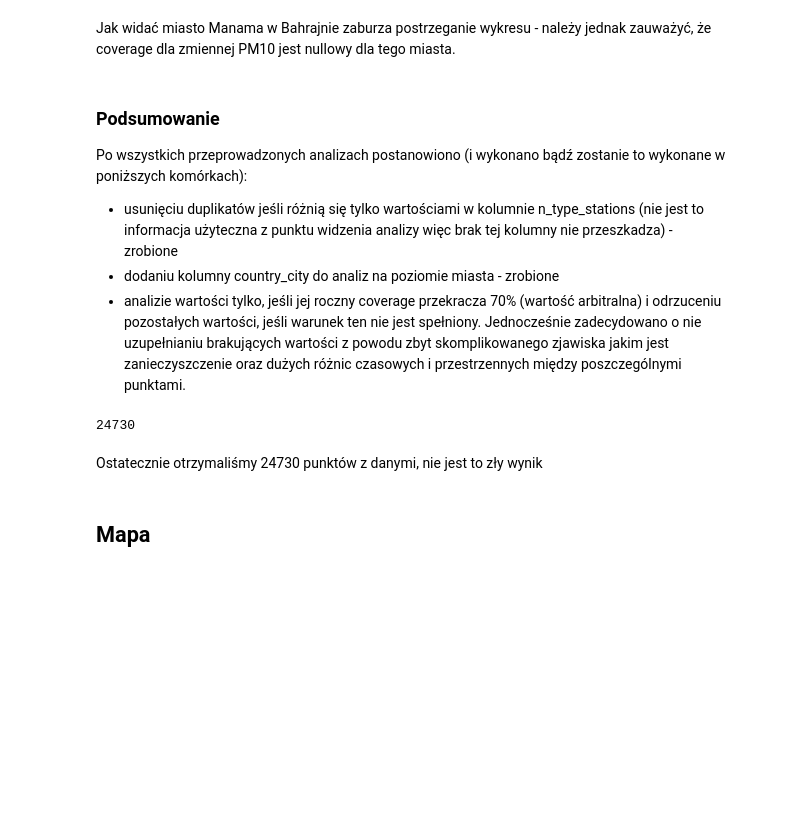
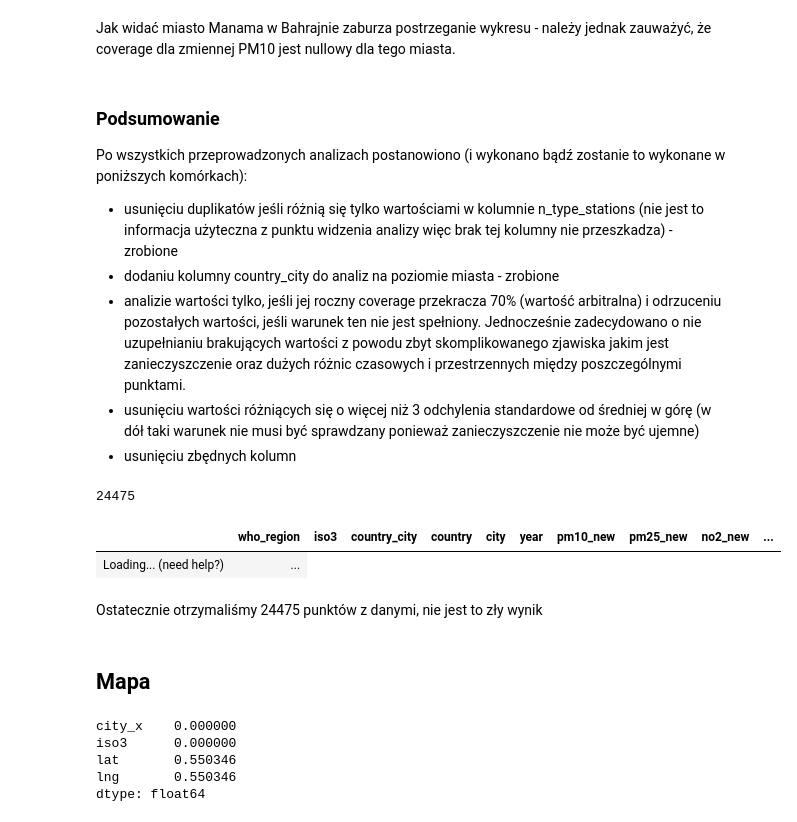
Before and after one commit to Drateffka/PUM, a Jupyter notebook: EDA_project/EDA.ipynb, the cells around one changed output. Cells and saved outputs as stored; diff of their text form; code cells hidden in the pictures; blank space fills up the shorter version.

```diff
--- a/EDA_project/EDA.ipynb
+++ b/EDA_project/EDA.ipynb
@@ -402,12 +411,14 @@ Po wszystkich przeprowadzonych analizach postanowiono (i wykonano bądź zostani
 - usunięciu duplikatów jeśli różnią się tylko wartościami w kolumnie n_type_stations (nie jest to informacja użyteczna z punktu widzenia analizy więc brak tej kolumny nie przeszkadza) - zrobione
 - dodaniu kolumny country_city do analiz na poziomie miasta - zrobione
 - analizie wartości tylko, jeśli jej roczny coverage przekracza 70% (wartość arbitralna) i odrzuceniu pozostałych wartości, jeśli warunek ten nie jest spełniony. Jednocześnie zadecydowano o nie uzupełnianiu brakujących wartości z powodu zbyt skomplikowanego zjawiska jakim jest zanieczyszczenie oraz dużych różnic czasowych i przestrzennych między poszczególnymi punktami.
+- usunięciu wartości różniących się o więcej niż 3 odchylenia standardowe od średniej w górę (w dół taki warunek nie musi być sprawdzany ponieważ zanieczyszczenie nie może być ujemne)
+- usunięciu zbędnych kolumn
 # %%
 data_final = data_correct_cities.copy()
 
-pm10_bool = data_final.pm10_coverage > 70
-pm25_bool = data_final.pm25_coverage > 70
-no2_bool = data_final.no2_coverage > 70
+pm10_bool = (data_final.pm10_coverage > 70) & (data_final.pm10 < data_final.pm10.mean() +  data_final.pm10.std()*3)
+pm25_bool = (data_final.pm25_coverage > 70) & (data_final.pm25 < data_final.pm25.mean() + data_final.pm25.std()*3)
+no2_bool = (data_final.no2_coverage > 70) & (data_final.no2 < data_final.no2.mean() + data_final.no2.std()*3)
 
 pm10_new = np.where(pm10_bool == True, data_final.pm10, None)
 pm25_new = np.where(pm25_bool == True, data_final.pm25, None)
@@ -418,11 +429,28 @@ data_final['pm25_new'] = pm25_new
 data_final['no2_new'] = no2_new
 
 data_final = data_final.dropna(subset=['pm10_new', 'pm25_new', 'no2_new'], how='all', axis=0)
+data_final = data_final[['who_region', 'iso3', 'country_city', 'country', 'city','year', 'pm10_new', 'pm25_new', 'no2_new', 'pm10_coverage', 'pm25_new', 'no2_coverage']]
 
 print(len(data_final))
 # %% [output]
-24730
+24475
+# %%
+data_final
+# %% [output]
+|  | who_region | iso3 | country_city | country | city | year | pm10_new | pm25_new | no2_new | ... |
+| Loading... (need help?) | ... |
 # %% [markdown]
-Ostatecznie otrzymaliśmy 24730 punktów z danymi, nie jest to zły wynik
+Ostatecznie otrzymaliśmy 24475 punktów z danymi, nie jest to zły wynik
 # %% [markdown]
 ## Mapa
+# %%
+locations = pd.read_csv('worldcities.csv')
+unique_places = data_final[['city', 'iso3']].drop_duplicates().reset_index(drop=True)
+unique_places_locs = unique_places.merge(locations, how='left', left_on=['city', 'iso3'], right_on=['city_ascii', 'iso3'])[['city_x','iso3','lat', 'lng']]
+print(unique_places_locs.isna().sum()/len(unique_places_locs))
+# %% [output]
+city_x    0.000000
+iso3      0.000000
+lat       0.550346
+lng       0.550346
+dtype: float64
```
Also changed, not shown: parts of 12 cells of this notebook, 1 other file.
